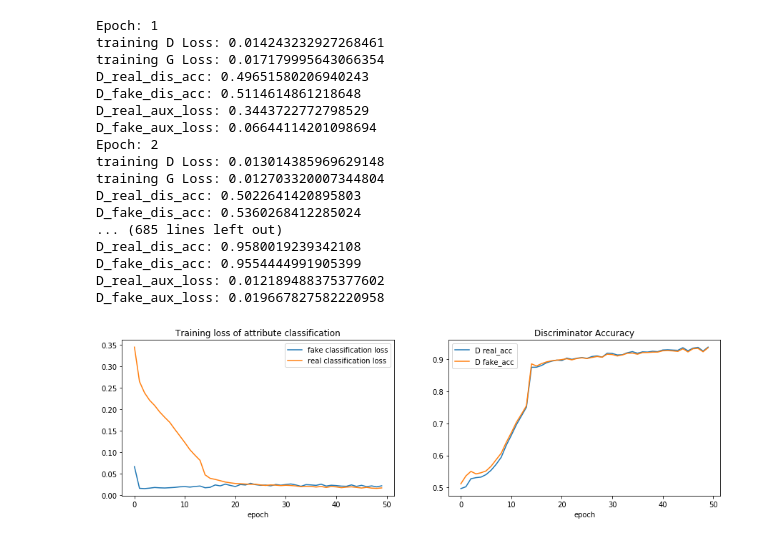
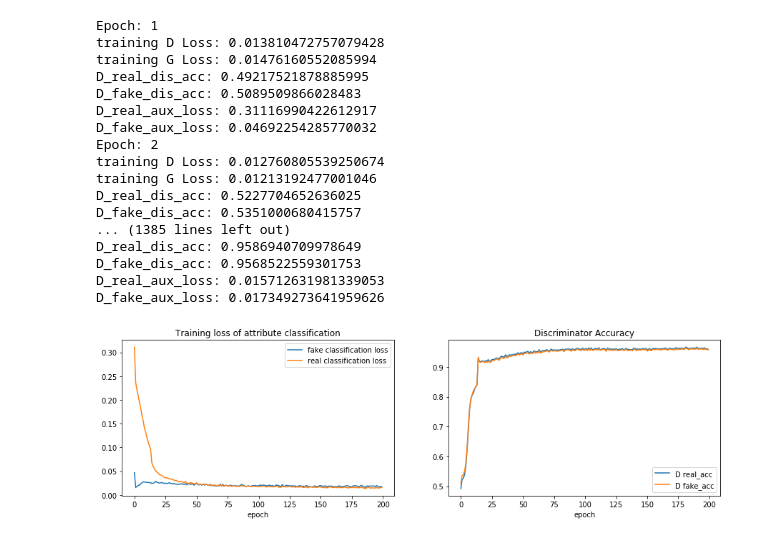
Before and after one commit to thtang/DLCV2018SPRING, a Jupyter notebook: hw4/ACGAN_train.ipynb, the cells around one changed output. Cells and saved outputs as stored; diff of their text form; code cells hidden in the pictures.

```diff
--- a/hw4/ACGAN_train.ipynb
+++ b/hw4/ACGAN_train.ipynb
@@ -17,15 +20,15 @@ import random
 # %%
 # load data
-train_X = np.load("all_img.npy")
+train_X = np.load("all_img_flip.npy")
 train_attr = pd.read_csv("./hw4_data/train.csv")
 test_attr = pd.read_csv("./hw4_data/test.csv")
 
-# smiling_attr = np.hstack((np.repeat(np.array(train_attr["Smiling"]),2)
-#                           ,np.repeat(np.array(test_attr["Smiling"]),2)
-#                          ))
-smiling_attr = np.hstack((np.array(train_attr["Smiling"])
-                          ,np.array(test_attr["Smiling"]))
-                         )
+smiling_attr = np.hstack((np.repeat(np.array(train_attr["Smiling"]),2)
+                          ,np.repeat(np.array(test_attr["Smiling"]),2)
+                         ))
+# smiling_attr = np.hstack((np.array(train_attr["Smiling"])
+#                           ,np.array(test_attr["Smiling"]))
+#                          )
 # %%
 # type transform
 img_X = torch.from_numpy(train_X).type(torch.FloatTensor)
@@ -120,8 +124,8 @@ aux_criterion = nn.BCELoss()
 # training
 latent_size = 100
 BATCH_SIZE = 64
-G = nn.DataParallel(Generator(), device_ids=[0, 1])
-D = nn.DataParallel(Discriminator(), device_ids=[0, 1])
+G = Generator()
+D = Discriminator()
 G.cuda()
 D.cuda()
 
@@ -139,7 +143,7 @@ D_real_acc_list = []
 D_fake_class_list = []
 D_real_class_list = []
 
-for epoch in range(100):
+for epoch in range(200):
     print("Epoch:", epoch+1)
     epoch_D_loss = 0.0
     epoch_G_loss = 0.0
@@ -244,45 +248,53 @@ for epoch in range(100):
     G.eval()
     fixed_img_output = G(fixed_input)
     G.train()
-    torchvision.utils.save_image(fixed_img_output.cpu().data, './ACGAN_output/fig3_3_'+str(epoch+1)+'.jpg',nrow=10)
+    torchvision.utils.save_image(fixed_img_output.cpu().data, './ACGAN_output2/fig3_3_'+str(epoch+1)+'.jpg',nrow=10)
 
-torch.save(G.state_dict(), "./models/ACG_model.pkt")
+torch.save(G.state_dict(), "./models/ACG2_model.pkt")
 # %% [output]
 Epoch: 1
-training D Loss: 0.014243232927268461
-training G Loss: 0.017179995643066354
-D_real_dis_acc: 0.49651580206940243
-D_fake_dis_acc: 0.5114614861218648
-D_real_aux_loss: 0.3443722772798529
-D_fake_aux_loss: 0.06644114201098694
+training D Loss: 0.013810472757079428
+training G Loss: 0.01476160552085994
+D_real_dis_acc: 0.49217521878885995
+D_fake_dis_acc: 0.5089509866028483
+D_real_aux_loss: 0.31116990422612917
+D_fake_aux_loss: 0.04692254285770032
 Epoch: 2
-training D Loss: 0.013014385969629148
-training G Loss: 0.012703320007344804
-D_real_dis_acc: 0.5022641420895803
-D_fake_dis_acc: 0.5360268412285024
-... (685 lines left out)
-D_real_dis_acc: 0.9580019239342108
-D_fake_dis_acc: 0.9554444991905399
-D_real_aux_loss: 0.012189488375377602
-D_fake_aux_loss: 0.019667827582220958
+training D Loss: 0.012760805539250674
+training G Loss: 0.01213192477001046
+D_real_dis_acc: 0.5227704652636025
+D_fake_dis_acc: 0.5351000680415757
+... (1385 lines left out)
+D_real_dis_acc: 0.9586940709978649
+D_fake_dis_acc: 0.9568522559301753
+D_real_aux_loss: 0.015712631981339053
+D_fake_aux_loss: 0.017349273641959626
 # %%
+with open("ACGAN_D_fake_class_list.pkl", "wb") as f:
+    pickle.dump(D_fake_class_list,f)
+with open("ACGAN_D_real_class_list.pkl", "wb") as f:
+    pickle.dump(D_real_class_list,f)
+with open("ACGAN_D_real_acc_list.pkl", "wb") as f:
+    pickle.dump(D_real_acc_list,f)
+with open("ACGAN_D_fake_acc_list.pkl", "wb") as f:
+    pickle.dump(D_fake_acc_list,f)
+
 # plot loss
-top_epochs = 50
 plt.figure(figsize=(15,4))
 plt.subplot(1,2,1)
-plt.plot(D_fake_class_list[:top_epochs], label="fake classification loss")
-plt.plot(D_real_class_list[:top_epochs], label="real classification loss")
+plt.plot(D_fake_class_list, label="fake classification loss")
+plt.plot(D_real_class_list, label="real classification loss")
 plt.title("Training loss of attribute classification")
 plt.xlabel("epoch")
 plt.legend()
 
 plt.subplot(1,2,2)
-plt.plot(D_real_acc_list[:top_epochs], label="D real_acc")
-plt.plot(D_fake_acc_list[:top_epochs], label="D fake_acc")
+plt.plot(D_real_acc_list, label="D real_acc")
+plt.plot(D_fake_acc_list, label="D fake_acc")
 plt.title("Discriminator Accuracy")
 plt.xlabel("epoch")
 plt.legend()
-plt.savefig("./ACGAN_output/fig3_2.jpg")
+plt.savefig("./ACGAN_output2/fig3_2.jpg")
 plt.show()
 # %% [output]
-[figure, old version]
+[figure, new version]
```
Also changed, not shown: parts of 3 cells of this notebook, 32 other files.
